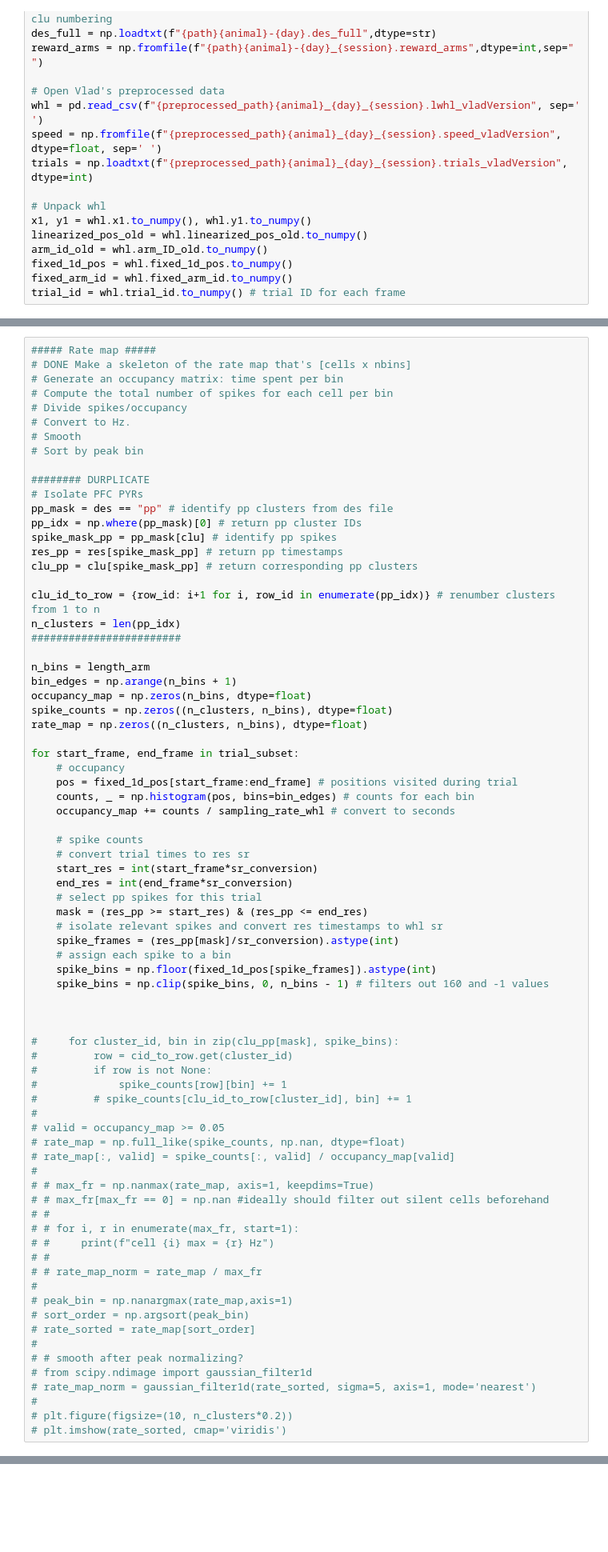
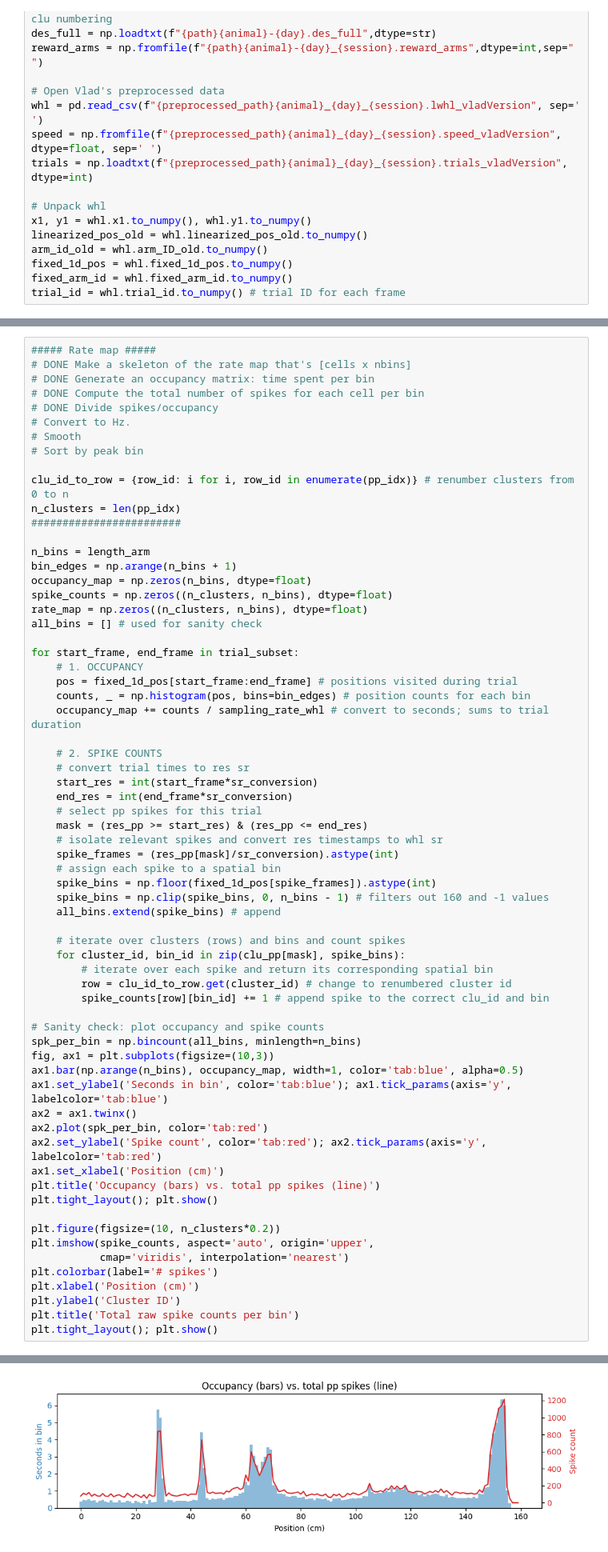
Before and after one commit to acumpelik/mPFC-analysis, a Jupyter notebook: rate_maps.ipynb, the cells around one changed output, grey strips where cells are left out. Shown at 80% size. Cells and saved outputs as stored; diff of their text form; blank space fills up the shorter version.

Commit message:
successful rate map! issues with gaps occasionally appearing in middle and at edged. need to filter for bad cells and apply speed filter, show individual sessions and combined sessions

```diff
--- a/rate_maps.ipynb
+++ b/rate_maps.ipynb
@@ -139,22 +145,14 @@ plt.tight_layout(); plt.show()
 # %%
 ##### Rate map #####
 # DONE Make a skeleton of the rate map that's [cells x nbins]
-# Generate an occupancy matrix: time spent per bin
-# Compute the total number of spikes for each cell per bin
-# Divide spikes/occupancy
+# DONE Generate an occupancy matrix: time spent per bin
+# DONE Compute the total number of spikes for each cell per bin
+# DONE Divide spikes/occupancy
 # Convert to Hz.
 # Smooth
 # Sort by peak bin
 
-######## DURPLICATE
-# Isolate PFC PYRs
-pp_mask = des == "pp" # identify pp clusters from des file
-pp_idx = np.where(pp_mask)[0] # return pp cluster IDs
-spike_mask_pp = pp_mask[clu] # identify pp spikes
-res_pp = res[spike_mask_pp] # return pp timestamps
-clu_pp = clu[spike_mask_pp] # return corresponding pp clusters
-
-clu_id_to_row = {row_id: i+1 for i, row_id in enumerate(pp_idx)} # renumber clusters from 1 to n
+clu_id_to_row = {row_id: i for i, row_id in enumerate(pp_idx)} # renumber clusters from 0 to n
 n_clusters = len(pp_idx)
 ########################
 
@@ -163,14 +161,15 @@ bin_edges = np.arange(n_bins + 1)
 occupancy_map = np.zeros(n_bins, dtype=float)
 spike_counts = np.zeros((n_clusters, n_bins), dtype=float)
 rate_map = np.zeros((n_clusters, n_bins), dtype=float)
+all_bins = [] # used for sanity check
 
 for start_frame, end_frame in trial_subset:
-    # occupancy
+    # 1. OCCUPANCY
     pos = fixed_1d_pos[start_frame:end_frame] # positions visited during trial
-    counts, _ = np.histogram(pos, bins=bin_edges) # counts for each bin
-    occupancy_map += counts / sampling_rate_whl # convert to seconds
+    counts, _ = np.histogram(pos, bins=bin_edges) # position counts for each bin
+    occupancy_map += counts / sampling_rate_whl # convert to seconds; sums to trial duration
 
-    # spike counts
+    # 2. SPIKE COUNTS
     # convert trial times to res sr
     start_res = int(start_frame*sr_conversion)
     end_res = int(end_frame*sr_conversion)
@@ -178,38 +177,35 @@ for start_frame, end_frame in trial_subset:
     mask = (res_pp >= start_res) & (res_pp <= end_res)
     # isolate relevant spikes and convert res timestamps to whl sr
     spike_frames = (res_pp[mask]/sr_conversion).astype(int)
-    # assign each spike to a bin
+    # assign each spike to a spatial bin
     spike_bins = np.floor(fixed_1d_pos[spike_frames]).astype(int)
     spike_bins = np.clip(spike_bins, 0, n_bins - 1) # filters out 160 and -1 values
+    all_bins.extend(spike_bins) # append
 
+    # iterate over clusters (rows) and bins and count spikes
+    for cluster_id, bin_id in zip(clu_pp[mask], spike_bins):
+        # iterate over each spike and return its corresponding spatial bin
+        row = clu_id_to_row.get(cluster_id) # change to renumbered cluster id
+        spike_counts[row][bin_id] += 1 # append spike to the correct clu_id and bin
 
+# Sanity check: plot occupancy and spike counts
+spk_per_bin = np.bincount(all_bins, minlength=n_bins)
+fig, ax1 = plt.subplots(figsize=(10,3))
+ax1.bar(np.arange(n_bins), occupancy_map, width=1, color='tab:blue', alpha=0.5)
+ax1.set_ylabel('Seconds in bin', color='tab:blue'); ax1.tick_params(axis='y', labelcolor='tab:blue')
+ax2 = ax1.twinx()
+ax2.plot(spk_per_bin, color='tab:red')
+ax2.set_ylabel('Spike count', color='tab:red'); ax2.tick_params(axis='y', labelcolor='tab:red')
+ax1.set_xlabel('Position (cm)')
+plt.title('Occupancy (bars) vs. total pp spikes (line)')
+plt.tight_layout(); plt.show()
 
-#     for cluster_id, bin in zip(clu_pp[mask], spike_bins):
-#         row = cid_to_row.get(cluster_id)
-#         if row is not None:
-#             spike_counts[row][bin] += 1
-#         # spike_counts[clu_id_to_row[cluster_id], bin] += 1
-#
-# valid = occupancy_map >= 0.05
-# rate_map = np.full_like(spike_counts, np.nan, dtype=float)
-# rate_map[:, valid] = spike_counts[:, valid] / occupancy_map[valid]
-#
-# # max_fr = np.nanmax(rate_map, axis=1, keepdims=True)
-# # max_fr[max_fr == 0] = np.nan #ideally should filter out silent cells beforehand
-# #
-# # for i, r in enumerate(max_fr, start=1):
-# #     print(f"cell {i} max = {r} Hz")
-# #
-# # rate_map_norm = rate_map / max_fr
-#
-# peak_bin = np.nanargmax(rate_map,axis=1)
-# sort_order = np.argsort(peak_bin)
-# rate_sorted = rate_map[sort_order]
-#
-# # smooth after peak normalizing?
-# from scipy.ndimage import gaussian_filter1d
-# rate_map_norm = gaussian_filter1d(rate_sorted, sigma=5, axis=1, mode='nearest')
-#
-# plt.figure(figsize=(10, n_clusters*0.2))
-# plt.imshow(rate_sorted, cmap='viridis')
+plt.figure(figsize=(10, n_clusters*0.2))
+plt.imshow(spike_counts, aspect='auto', origin='upper',
+           cmap='viridis', interpolation='nearest')
+plt.colorbar(label='# spikes')
+plt.xlabel('Position (cm)')
+plt.ylabel('Cluster ID')
+plt.title('Total raw spike counts per bin')
+plt.tight_layout(); plt.show()
 # %% [output]
@@ -218,0 +212 @@ for start_frame, end_frame in trial_subset:
+[figure, added]
```
Also changed, not shown: parts of 9 cells of this notebook.
